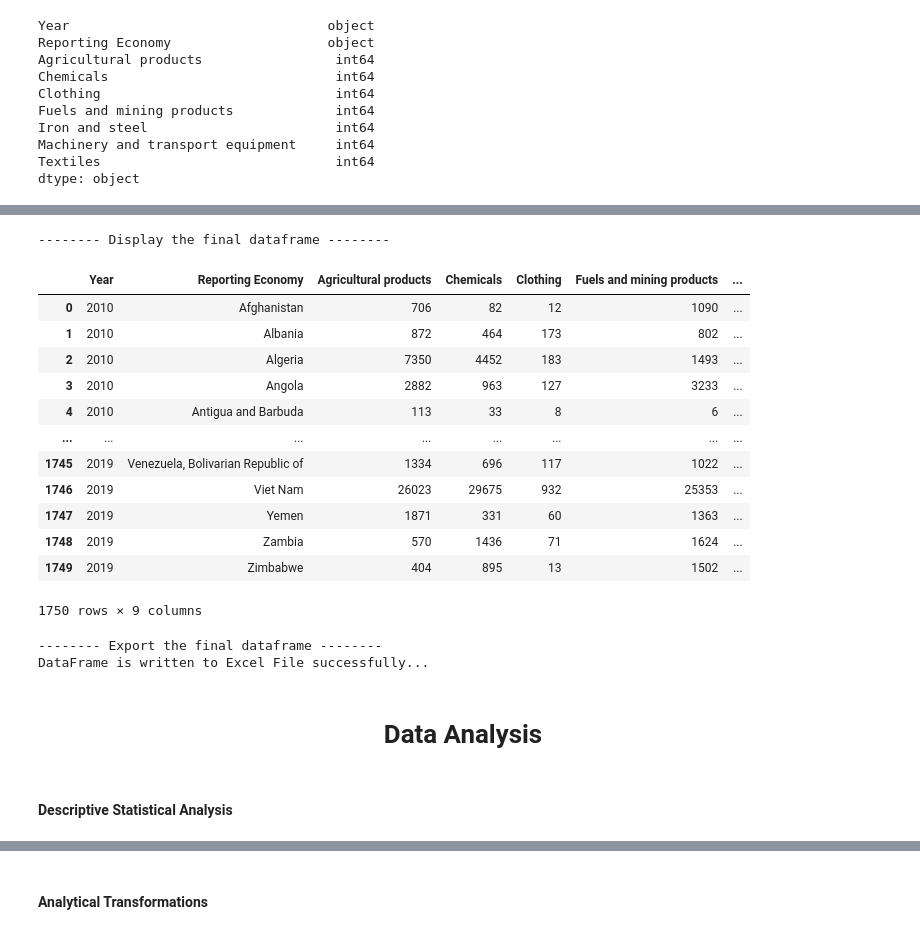
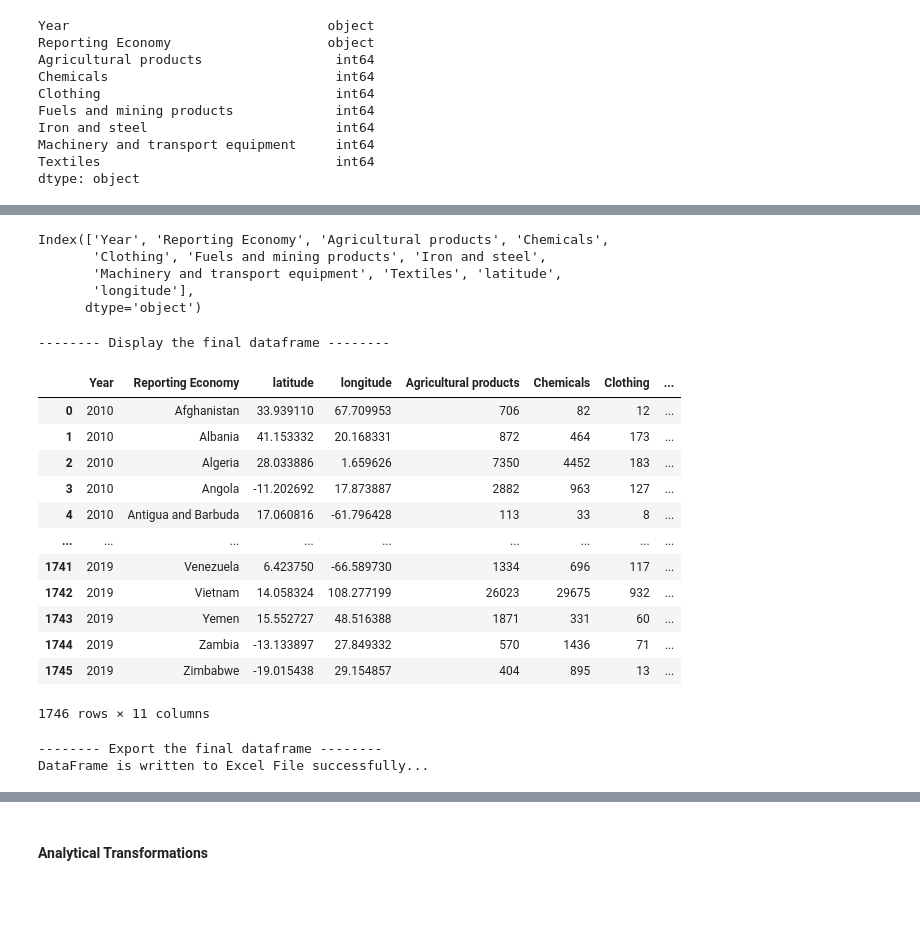
Before and after one commit to kesnel/ayiti-analytics-capstone-project, a Jupyter notebook: EDA.ipynb, the cells around one changed output, grey strips where cells are left out. Saved outputs shown, nothing was run; the diff lists cells and outputs as text; code cells hidden in the pictures; blank space fills up the shorter version.

```diff
--- a/EDA.ipynb
+++ b/EDA.ipynb
@@ -334,0 +364,13 @@ dtype: object
+# %%
+# Copy the old DF
+to_merge = data_f.copy()
+# %%
+# Now let's deal with Typos or Misspellings in the Dataframe by applying Fuzzy Search Before merging
+to_merge['Reporting Economy'] = to_merge['Reporting Economy'].map(lambda x: process.extractOne(x, geo_map['name'])[0])
+# %%
+# Merge the countries geo data with our Data set
+merged_data = pd.merge(to_merge,geo_map[['name', 'latitude', 'longitude']],
+                      left_on="Reporting Economy",
+                      right_on="name",
+                      how="left",
+                      indicator=True)
@@ -334,0 +398,6 @@ dtype: object
+# %%
+# Dop the indicator column
+merged_df = merged_data.drop(columns=['name', '_merge'], axis=0)
+
+# Display the final merged dataframe
+merged_df.head()
@@ -335,29 +411,39 @@ dtype: object
+# %%
+merged_df.columns
+# %% [output]
+Index(['Year', 'Reporting Economy', 'Agricultural products', 'Chemicals',
+       'Clothing', 'Fuels and mining products', 'Iron and steel',
+       'Machinery and transport equipment', 'Textiles', 'latitude',
+       'longitude'],
+      dtype='object')
 # %%
+# Change columns position
+df = merged_df[['Year', 'Reporting Economy', 'latitude',
+       'longitude', 'Agricultural products', 'Chemicals',
+       'Clothing', 'Fuels and mining products', 'Iron and steel',
+       'Machinery and transport equipment', 'Textiles']]
+
 print('-------- Display the final dataframe --------')
 display(df)
 
 print('-------- Export the final dataframe --------')
 file_name = 'final_dataframe_export.xlsx'
 df.to_excel(f'output/data/{file_name}', index=False)
 print('DataFrame is written to Excel File successfully...')
 # %% [output]
 -------- Display the final dataframe --------
-|  | Year | Reporting Economy | Agricultural products | Chemicals | Clothing | Fuels and mining products | ... |
-| 0 | 2010 | Afghanistan | 706 | 82 | 12 | 1090 | ... |
-| 1 | 2010 | Albania | 872 | 464 | 173 | 802 | ... |
-| 2 | 2010 | Algeria | 7350 | 4452 | 183 | 1493 | ... |
-| 3 | 2010 | Angola | 2882 | 963 | 127 | 3233 | ... |
-| 4 | 2010 | Antigua and Barbuda | 113 | 33 | 8 | 6 | ... |
-| ... | ... | ... | ... | ... | ... | ... | ... |
-| 1745 | 2019 | Venezuela, Bolivarian Republic of | 1334 | 696 | 117 | 1022 | ... |
-| 1746 | 2019 | Viet Nam | 26023 | 29675 | 932 | 25353 | ... |
-| 1747 | 2019 | Yemen | 1871 | 331 | 60 | 1363 | ... |
-| 1748 | 2019 | Zambia | 570 | 1436 | 71 | 1624 | ... |
-| 1749 | 2019 | Zimbabwe | 404 | 895 | 13 | 1502 | ... |
+|  | Year | Reporting Economy | latitude | longitude | Agricultural products | Chemicals | Clothing | ... |
+| 0 | 2010 | Afghanistan | 33.939110 | 67.709953 | 706 | 82 | 12 | ... |
+| 1 | 2010 | Albania | 41.153332 | 20.168331 | 872 | 464 | 173 | ... |
+| 2 | 2010 | Algeria | 28.033886 | 1.659626 | 7350 | 4452 | 183 | ... |
+| 3 | 2010 | Angola | -11.202692 | 17.873887 | 2882 | 963 | 127 | ... |
+| 4 | 2010 | Antigua and Barbuda | 17.060816 | -61.796428 | 113 | 33 | 8 | ... |
+| ... | ... | ... | ... | ... | ... | ... | ... | ... |
+| 1741 | 2019 | Venezuela | 6.423750 | -66.589730 | 1334 | 696 | 117 | ... |
+| 1742 | 2019 | Vietnam | 14.058324 | 108.277199 | 26023 | 29675 | 932 | ... |
+| 1743 | 2019 | Yemen | 15.552727 | 48.516388 | 1871 | 331 | 60 | ... |
+| 1744 | 2019 | Zambia | -13.133897 | 27.849332 | 570 | 1436 | 71 | ... |
+| 1745 | 2019 | Zimbabwe | -19.015438 | 29.154857 | 404 | 895 | 13 | ... |
-1750 rows × 9 columns
+1746 rows × 11 columns
 -------- Export the final dataframe --------
 DataFrame is written to Excel File successfully...
-# %% [markdown]
-# <h1 align="center"> Data Analysis </h1>
-# %% [markdown]
-#### Descriptive Statistical Analysis
```
Also changed, not shown: parts of 83 cells of this notebook.
